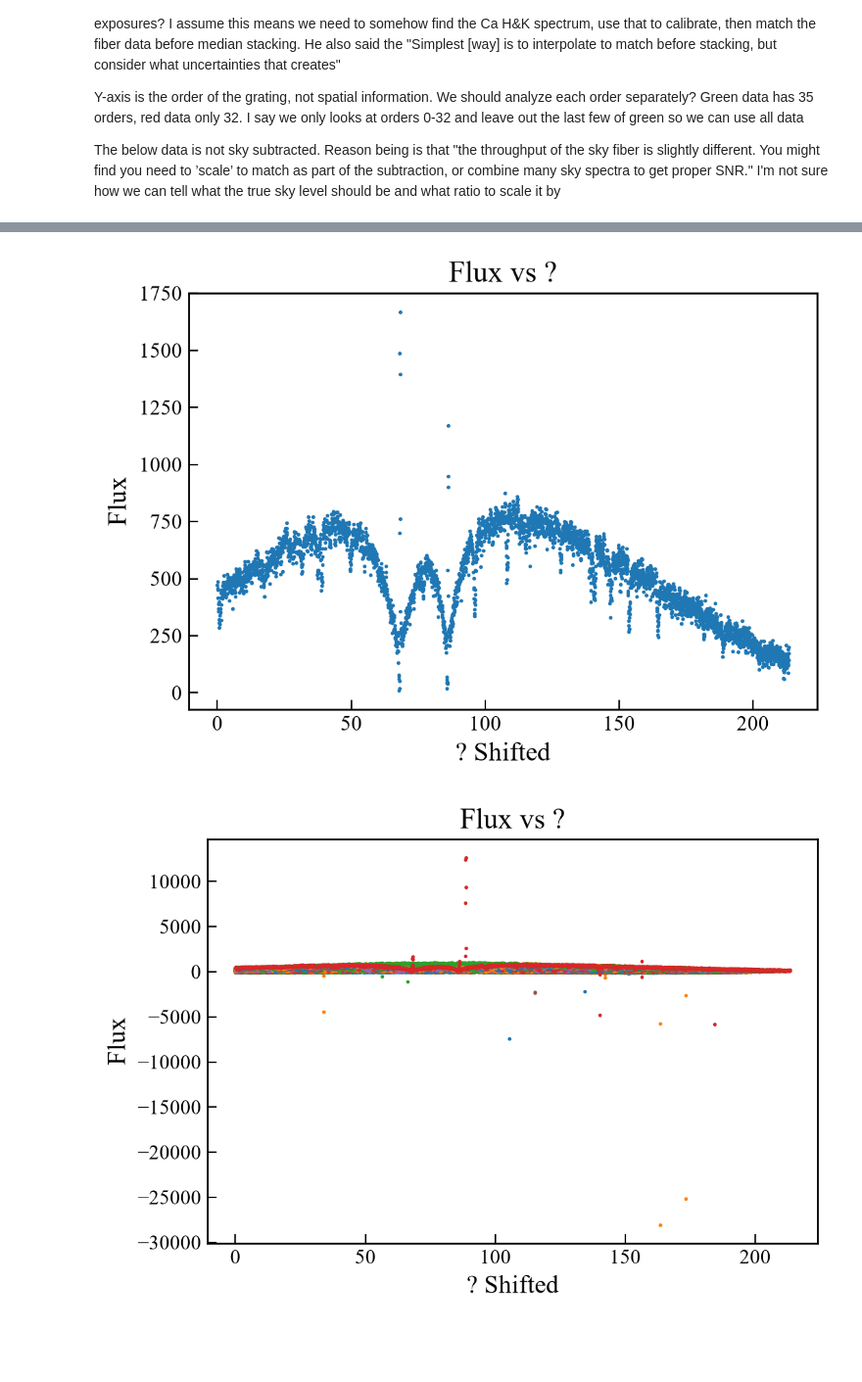
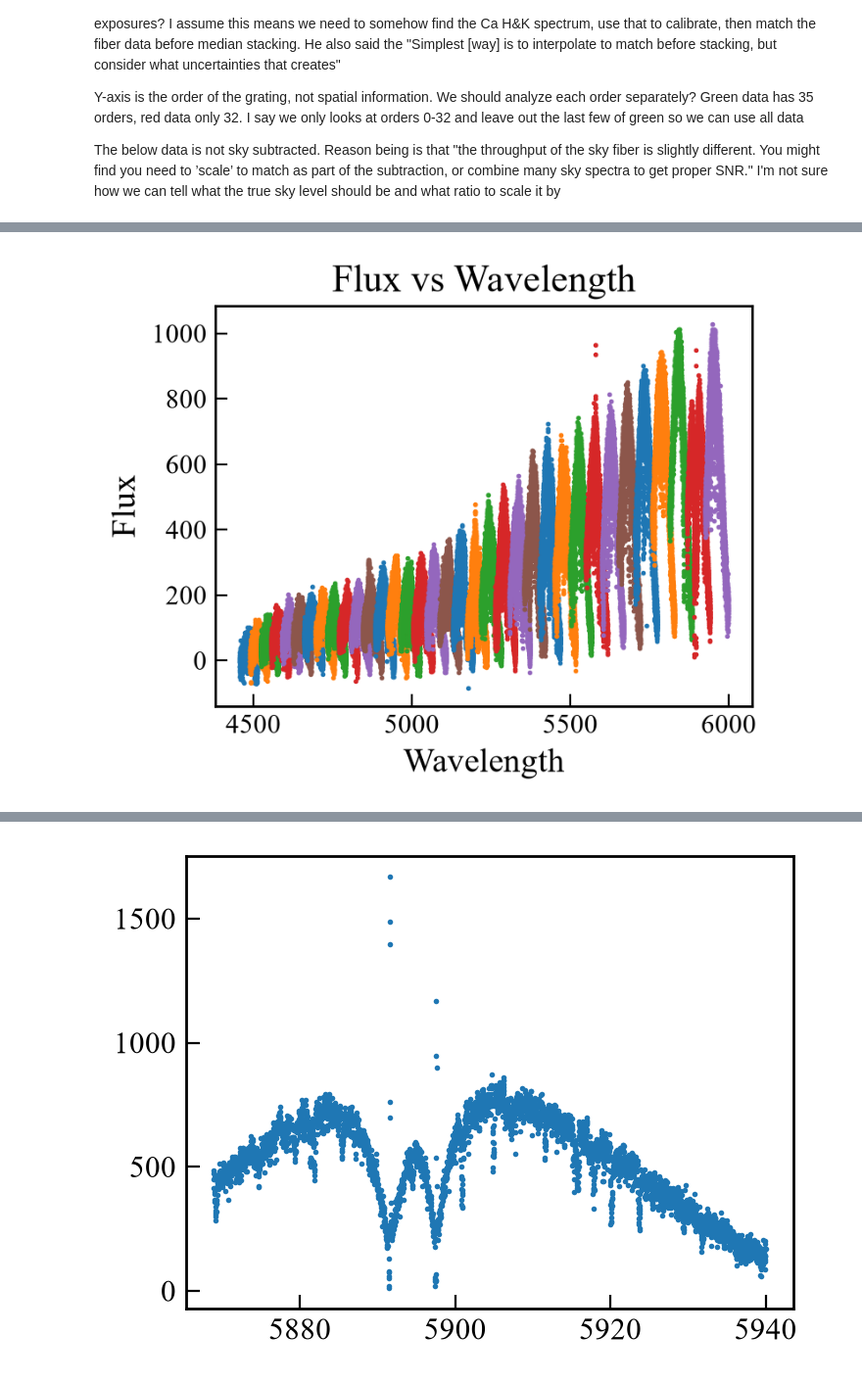
Before and after one commit to buzzman3111/Astro519Echelle, a Jupyter notebook: FileOpenCleanup.ipynb, the cells around one changed output, grey strips where cells are left out. Shown at 98% size. Drawn from its saved outputs; the diff is of its cells as text; code cells hidden in the pictures; blank space fills up the shorter version.

```diff
--- a/FileOpenCleanup.ipynb
+++ b/FileOpenCleanup.ipynb
@@ -10,7 +10,7 @@ from pathlib import Path
 
 mpl.rcParams.update({
     # Figure
-    "figure.figsize":   (6, 4),
+    "figure.figsize":   (4, 3),
     "figure.dpi":       200,
 
     # Fonts
@@ -209,44 +203,35 @@ Need to remove outliers (see _plot_all_orders)
 # %%
 def _order_extraction(flux_im, wave_im, order):
-
 	flux_order = flux_im[order,:]
 	wave_order = wave_im[order,:]
 
 	return flux_order, wave_order
 
 
-
-def _test(flux_im, wave_im, o_min, o_max):
-	for order in range(o_min, o_max):
-		flux, wave = _order_extraction(flux_im, wave_im, order)
-		wave_shifted = wave - min(wave)
-		print(max(wave_shifted))
-
-_test(g_flux_med, g_wave_med, 0, 35)
-
-
-
-flux_O1, wave_O1 = _order_extraction(g_flux_med, g_wave_med, 33)
-wave_O1_shifted = wave_O1 - min(wave_O1)
-plt.scatter(wave_O1_shifted, flux_O1, s=1)
-plt.title('Flux vs ?') # See markdown cell above
-plt.xlabel('? Shifted') # See markdown cell above
-plt.ylabel('Flux')
-plt.show()
-
-
+def _remove_outliers(flux, wave, mean, std):
+	lower = mean - 3*std
+	upper = mean + 3*std
+	mask = (lower < flux) & (flux < upper)
+	return flux[mask], wave[mask]
 
 
 def _plot_all_orders(flux_im, wave_im, o_min, o_max):
-	for order in range(o_min, o_max):
-		flux, wave = _order_extraction(flux_im, wave_im, order)
-		wave_shifted = wave - min(wave)
-		plt.scatter(wave_shifted, flux, s=1)
+	for i in range(len(flux_im)):
+		for order in range(o_min, o_max):
+			flux, wave = _order_extraction(flux_im[i], wave_im[i], order)
+			mean = np.mean(flux)
+			std = np.std(flux)
+			flux_rej, wave_rej = _remove_outliers(flux, wave, mean, std)
+			plt.scatter(wave_rej, flux_rej, s=1)
 
-	plt.title('Flux vs ?') # See markdown cell above
-	plt.xlabel('? Shifted') # See markdown cell above
+	plt.title('Flux vs Wavelength')
+	plt.xlabel('Wavelength')
 	plt.ylabel('Flux')
 	plt.show()
 
-_plot_all_orders(g_flux_med, g_wave_med, 0, 34)
+
+_plot_all_orders([g_flux_med], [g_wave_med], 0, 35)
+flux1, wave1 = _order_extraction(g_flux_med, g_wave_med, 33)
+plt.scatter(wave1, flux1, s=1)
 # %% [output]
+[figure, new version]
@@ -270,2 +239 @@ _plot_all_orders(g_flux_med, g_wave_med, 0, 34)
-[figure, old version]
-[figure, old version]
+[figure, new version]
```
Also changed, not shown: parts of 5 cells of this notebook.
